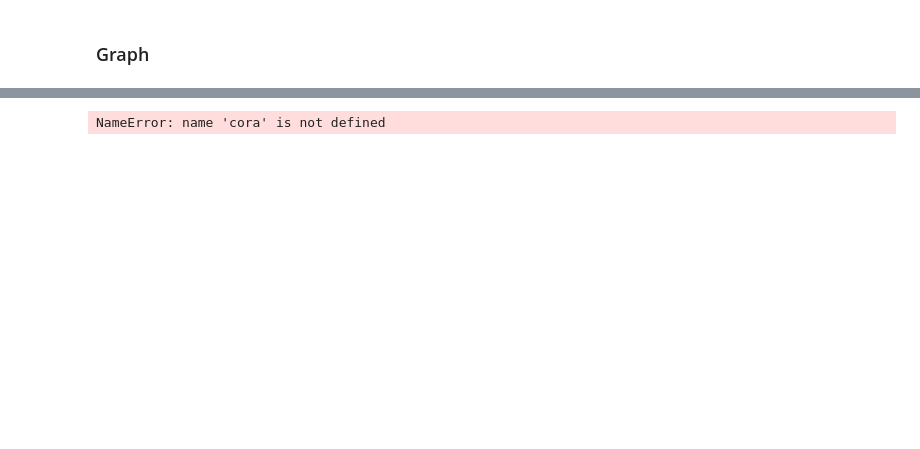
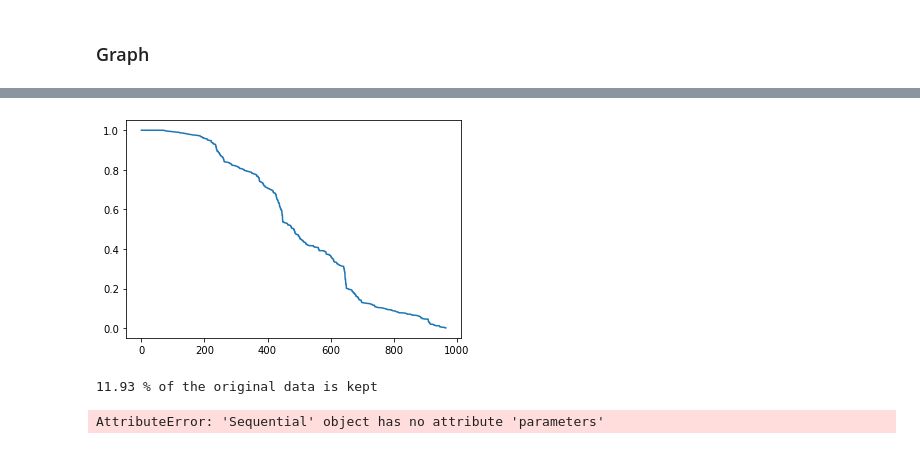
Before and after one commit to raphaelreiss/Network_tour_of_mice_genetics, a Jupyter notebook: NTDS_MICE_GENETICS.ipynb, the cells around one changed output, grey strips where cells are left out. Drawn from its saved outputs; the diff is of its cells as text; code cells hidden in the pictures; blank space fills up the shorter version.

```diff
--- a/NTDS_MICE_GENETICS.ipynb
+++ b/NTDS_MICE_GENETICS.ipynb
@@ -512,3 +550,10 @@ class LaplacianPolynomial(nn.Module):
+# %%
+plot_distrib(weighted_adj.toarray())
+plt.show()
+print_remaining_data(weighted_adj.toarray())
+# %% [output]
+[figure, added]
+11.93 % of the original data is kept
 # %%
 def train(model, g, features, labels, loss_fcn, train_mask, optimizer):
     model.train()  # Activate dropout
@@ -538,7 +577,7 @@ p_dropout = 0.8
 # %%
-graph = DGLGraph(cora.graph)
+graph = DGLGraph(weighted_adj)
 
-model = LaplacianPolynomial(in_feats, n_classes, pol_order, p_dropout)
+model = NN(dataset.shape[1],128,64)
 
 loss_fcn = torch.nn.CrossEntropyLoss()
 optimizer = torch.optim.Adam(model.parameters(),
@@ -562,4 +601,4 @@ print()
 acc = evaluate(model, graph, features, labels, test_mask)
 print("Test Accuracy {:.4f}".format(acc))
 # %% [output]
-NameError: name 'cora' is not defined
+AttributeError: 'Sequential' object has no attribute 'parameters'
```
Also changed, not shown: parts of 11 cells of this notebook.
